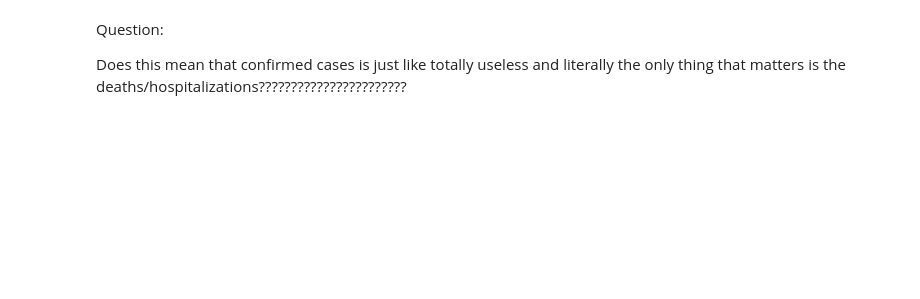
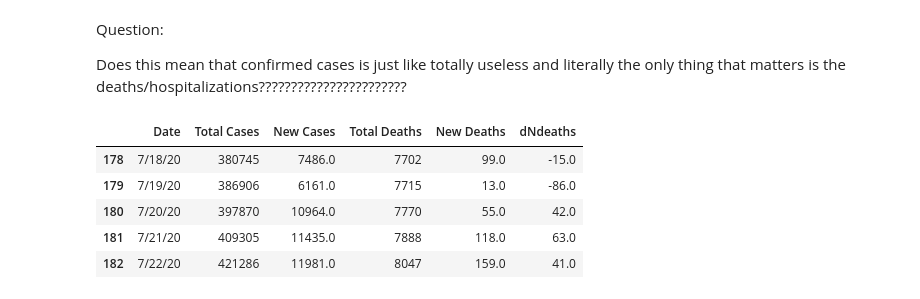
Before and after one commit to josephmlev/covidExitStrategyAnalysis, a Jupyter notebook: modeling/CalculatingR.ipynb, the cells around one changed output. Drawn from its saved outputs; the diff is of its cells as text; code cells hidden in the pictures; blank space fills up the shorter version.

Commit message:
WIP: added code to isolate dd'Deaths'/ddt and plot. Next step is to fit the data with some function. Might want to explore how to remove erraneous data.

```diff
--- a/modeling/CalculatingR.ipynb
+++ b/modeling/CalculatingR.ipynb
@@ -57,3 +57,15 @@ layout
 Question:
 
 Does this mean that confirmed cases is just like totally useless and literally the only thing that matters is the deaths/hospitalizations???????????????????????
+# %%
+ca = cf.State_TS('California'); az = cf.State_TS('Arizona')
+ca['dNdeaths'] = ca['New Deaths'].diff().fillna(0)
+az['dNdeaths'] = az['New Deaths'].diff().fillna(0)
+ca.tail()
+# %% [output]
+|  | Date | Total Cases | New Cases | Total Deaths | New Deaths | dNdeaths |
+| 178 | 7/18/20 | 380745 | 7486.0 | 7702 | 99.0 | -15.0 |
+| 179 | 7/19/20 | 386906 | 6161.0 | 7715 | 13.0 | -86.0 |
+| 180 | 7/20/20 | 397870 | 10964.0 | 7770 | 55.0 | 42.0 |
+| 181 | 7/21/20 | 409305 | 11435.0 | 7888 | 118.0 | 63.0 |
+| 182 | 7/22/20 | 421286 | 11981.0 | 8047 | 159.0 | 41.0 |
```
Also changed, not shown: parts of 1 cell of this notebook.
